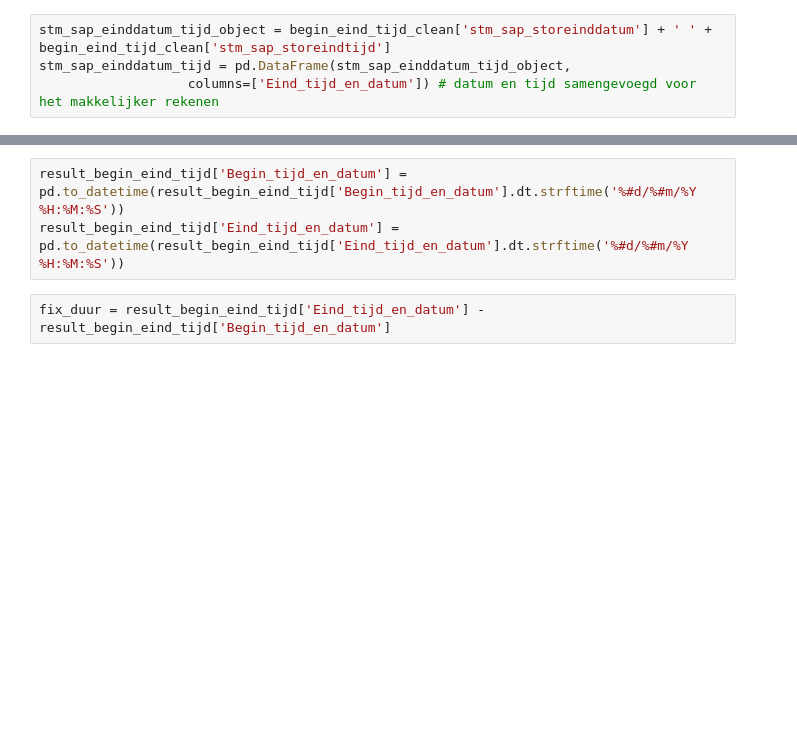
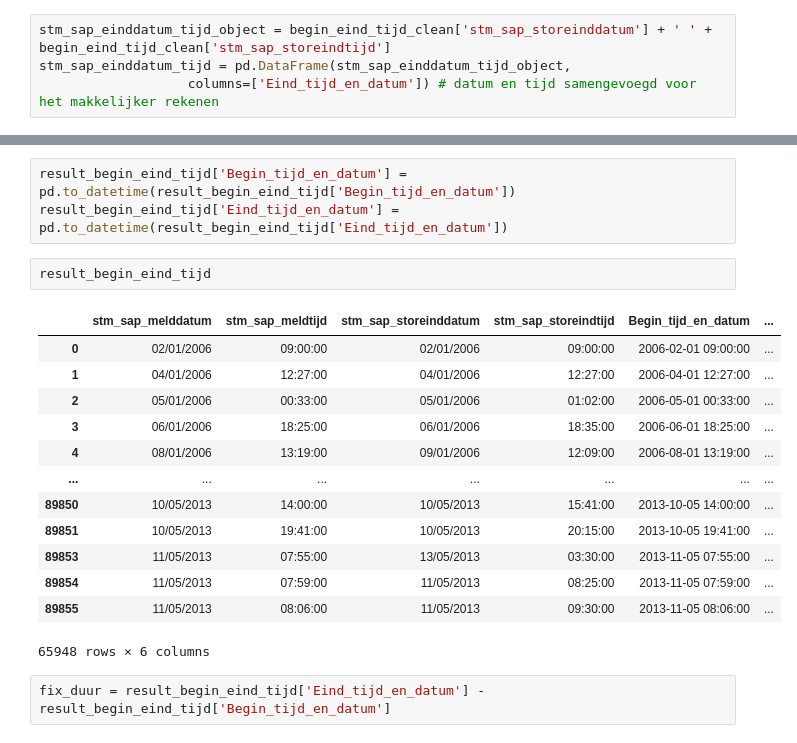
Before and after one commit to frankspak/DDB-groep11, a Jupyter notebook: Project-DDB.ipynb, the cells around one changed output, grey strips where cells are left out. Cells and saved outputs as stored; diff of their text form; blank space fills up the shorter version.

```diff
--- a/Project-DDB.ipynb
+++ b/Project-DDB.ipynb
@@ -171,6 +157,22 @@ result_begin_eind_tijd # de samengevoegde waarde in de dataframe gezet
 # %%
-result_begin_eind_tijd['Begin_tijd_en_datum'] = pd.to_datetime(result_begin_eind_tijd['Begin_tijd_en_datum'].dt.strftime('%#d/%#m/%Y %H:%M:%S'))
-result_begin_eind_tijd['Eind_tijd_en_datum'] = pd.to_datetime(result_begin_eind_tijd['Eind_tijd_en_datum'].dt.strftime('%#d/%#m/%Y %H:%M:%S'))
+result_begin_eind_tijd['Begin_tijd_en_datum'] = pd.to_datetime(result_begin_eind_tijd['Begin_tijd_en_datum'])
+result_begin_eind_tijd['Eind_tijd_en_datum'] = pd.to_datetime(result_begin_eind_tijd['Eind_tijd_en_datum'])
+# %%
+result_begin_eind_tijd
+# %% [output]
+|  | stm_sap_melddatum | stm_sap_meldtijd | stm_sap_storeinddatum | stm_sap_storeindtijd | Begin_tijd_en_datum | ... |
+| 0 | 02/01/2006 | 09:00:00 | 02/01/2006 | 09:00:00 | 2006-02-01 09:00:00 | ... |
+| 1 | 04/01/2006 | 12:27:00 | 04/01/2006 | 12:27:00 | 2006-04-01 12:27:00 | ... |
+| 2 | 05/01/2006 | 00:33:00 | 05/01/2006 | 01:02:00 | 2006-05-01 00:33:00 | ... |
+| 3 | 06/01/2006 | 18:25:00 | 06/01/2006 | 18:35:00 | 2006-06-01 18:25:00 | ... |
+| 4 | 08/01/2006 | 13:19:00 | 09/01/2006 | 12:09:00 | 2006-08-01 13:19:00 | ... |
+| ... | ... | ... | ... | ... | ... | ... |
+| 89850 | 10/05/2013 | 14:00:00 | 10/05/2013 | 15:41:00 | 2013-10-05 14:00:00 | ... |
+| 89851 | 10/05/2013 | 19:41:00 | 10/05/2013 | 20:15:00 | 2013-10-05 19:41:00 | ... |
+| 89853 | 11/05/2013 | 07:55:00 | 13/05/2013 | 03:30:00 | 2013-11-05 07:55:00 | ... |
+| 89854 | 11/05/2013 | 07:59:00 | 11/05/2013 | 08:25:00 | 2013-11-05 07:59:00 | ... |
+| 89855 | 11/05/2013 | 08:06:00 | 11/05/2013 | 09:30:00 | 2013-11-05 08:06:00 | ... |
+65948 rows × 6 columns
 # %%
 fix_duur = result_begin_eind_tijd['Eind_tijd_en_datum'] - result_begin_eind_tijd['Begin_tijd_en_datum']
 # %%
```
Also changed, not shown: parts of 6 cells of this notebook.
